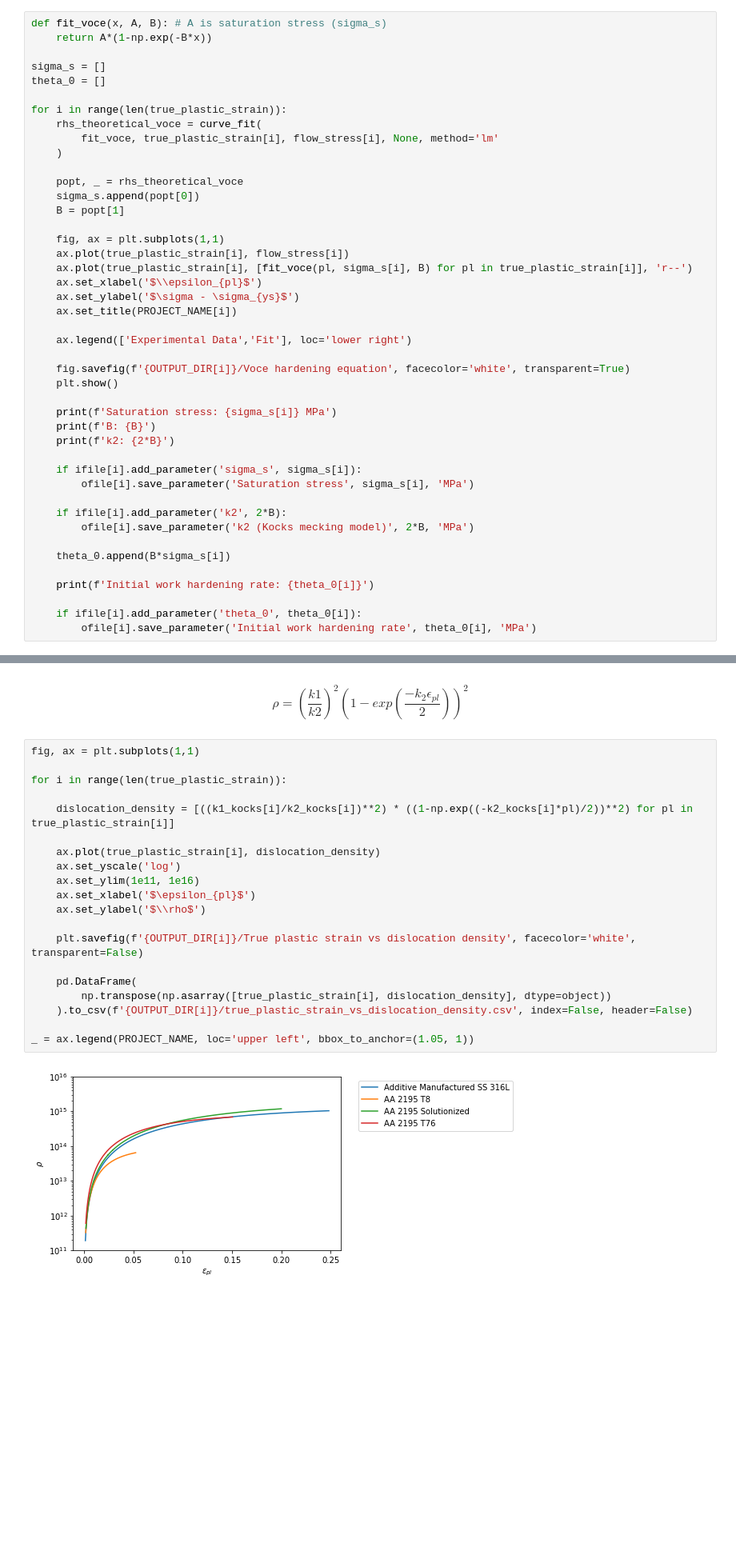
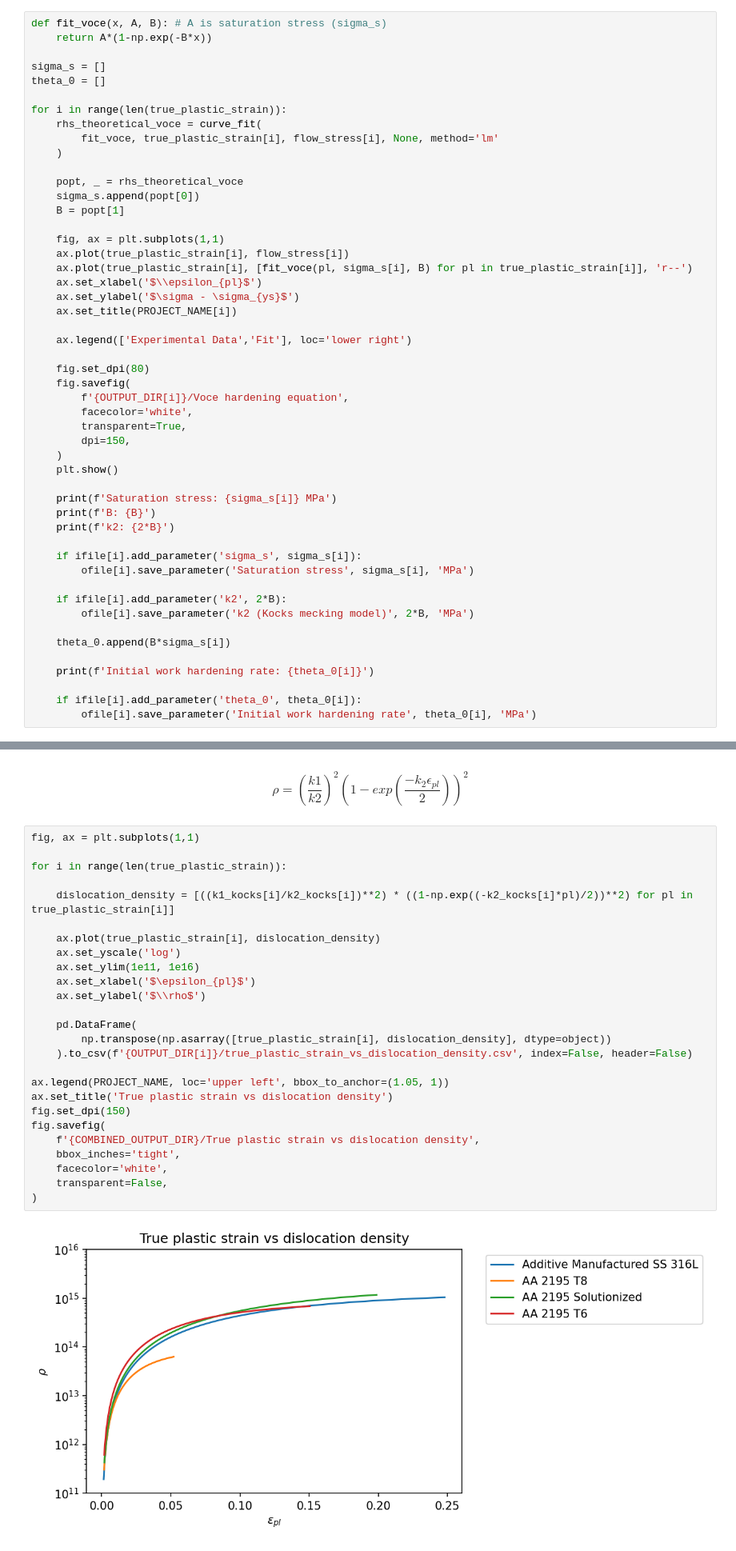
Before and after one commit to algomaster99/meta-btp, a Jupyter notebook: work_hardening_analysis.ipynb, the cells around one changed output, grey strips where cells are left out. Shown at 80% size. Saved outputs shown, nothing was run; the diff lists cells and outputs as text; blank space fills up the shorter version.

Commit message:
Sync work_hardening_analysis with report
Signed-off-by: Aman Sharma <mannu.poski10@gmail.com>

```diff
--- a/work_hardening_analysis.ipynb
+++ b/work_hardening_analysis.ipynb
@@ -154,7 +160,13 @@ for i in range(len(true_plastic_strain)):
 
     ax.legend(['Experimental Data','Fit'], loc='lower right')
 
-    fig.savefig(f'{OUTPUT_DIR[i]}/Voce hardening equation', facecolor='white', transparent=True)
+    fig.set_dpi(80)
+    fig.savefig(
+        f'{OUTPUT_DIR[i]}/Voce hardening equation',
+        facecolor='white',
+        transparent=True,
+        dpi=150,
+    )
     plt.show()
 
     print(f'Saturation stress: {sigma_s[i]} MPa')
@@ -241,25 +253,31 @@ $$ \rho = \left(\frac{k1}{k2}\right)^2 \left(1-exp(\frac{-k_{2}\epsilon_{pl}}{2}
 # %%
 fig, ax = plt.subplots(1,1)
 
 for i in range(len(true_plastic_strain)):
 
     dislocation_density = [((k1_kocks[i]/k2_kocks[i])**2) * ((1-np.exp((-k2_kocks[i]*pl)/2))**2) for pl in true_plastic_strain[i]]
 
     ax.plot(true_plastic_strain[i], dislocation_density)
     ax.set_yscale('log')
     ax.set_ylim(1e11, 1e16)
     ax.set_xlabel('$\epsilon_{pl}$')
     ax.set_ylabel('$\\rho$')
 
-    plt.savefig(f'{OUTPUT_DIR[i]}/True plastic strain vs dislocation density', facecolor='white', transparent=False)
-
     pd.DataFrame(
         np.transpose(np.asarray([true_plastic_strain[i], dislocation_density], dtype=object))
     ).to_csv(f'{OUTPUT_DIR[i]}/true_plastic_strain_vs_dislocation_density.csv', index=False, header=False)
 
-_ = ax.legend(PROJECT_NAME, loc='upper left', bbox_to_anchor=(1.05, 1))
+ax.legend(PROJECT_NAME, loc='upper left', bbox_to_anchor=(1.05, 1))
+ax.set_title('True plastic strain vs dislocation density')
+fig.set_dpi(150)
+fig.savefig(
+    f'{COMBINED_OUTPUT_DIR}/True plastic strain vs dislocation density',
+    bbox_inches='tight',
+    facecolor='white',
+    transparent=False,
+)
 # %% [output]
-[figure, old version]
+[figure, new version]
 # %% [markdown]
 ## Verifying value of $ \rho_{s} $
 
```
Also changed, not shown: parts of 7 cells of this notebook.
